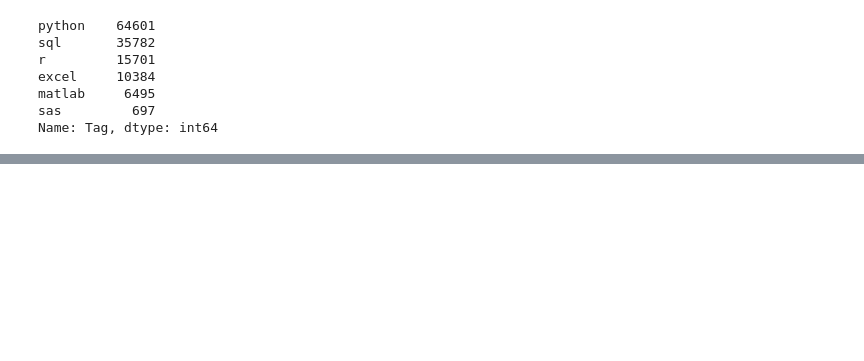
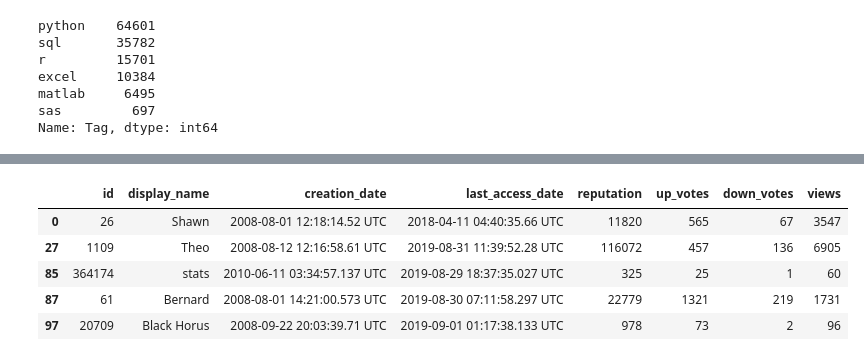
Before and after one commit to KarthikeyanVenkataraman/edastackoverflow, a Jupyter notebook: StackOverFlow_Draft.ipynb, the cells around one changed output, grey strips where cells are left out. Drawn from its saved outputs; the diff is of its cells as text; code cells hidden in the pictures; blank space fills up the shorter version.

```diff
--- a/StackOverFlow_Draft.ipynb
+++ b/StackOverFlow_Draft.ipynb
@@ -297,0 +380,9 @@ Name: Tag, dtype: int64
+# %%
+inpUsers.head(5)
+# %% [output]
+|  | id | display_name | creation_date | last_access_date | reputation | up_votes | down_votes | views |
+| 0 | 26 | Shawn | 2008-08-01 12:18:14.52 UTC | 2018-04-11 04:40:35.66 UTC | 11820 | 565 | 67 | 3547 |
+| 27 | 1109 | Theo | 2008-08-12 12:16:58.61 UTC | 2019-08-31 11:39:52.28 UTC | 116072 | 457 | 136 | 6905 |
+| 85 | 364174 | stats | 2010-06-11 03:34:57.137 UTC | 2019-08-29 18:37:35.027 UTC | 325 | 25 | 1 | 60 |
+| 87 | 61 | Bernard | 2008-08-01 14:21:00.573 UTC | 2019-08-30 07:11:58.297 UTC | 22779 | 1321 | 219 | 1731 |
+| 97 | 20709 | Black Horus | 2008-09-22 20:03:39.71 UTC | 2019-09-01 01:17:38.133 UTC | 978 | 73 | 2 | 96 |
```
Also changed, not shown: parts of 13 cells of this notebook.
